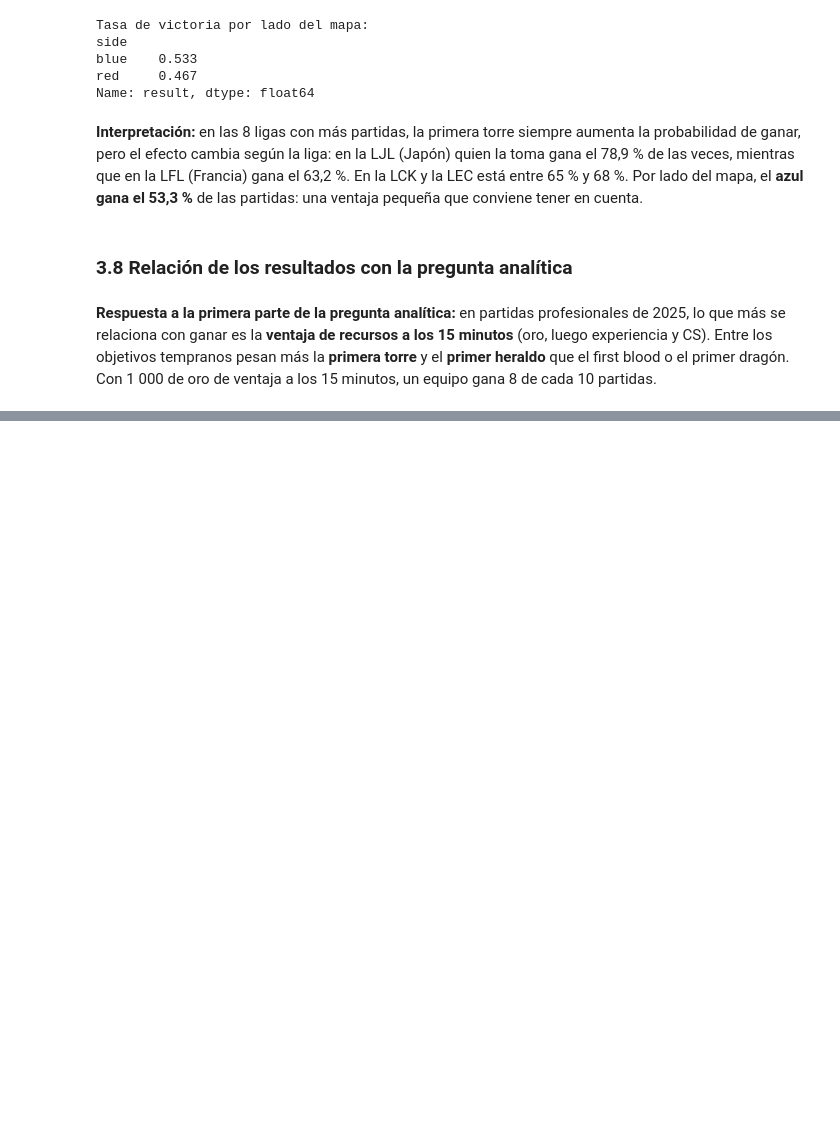
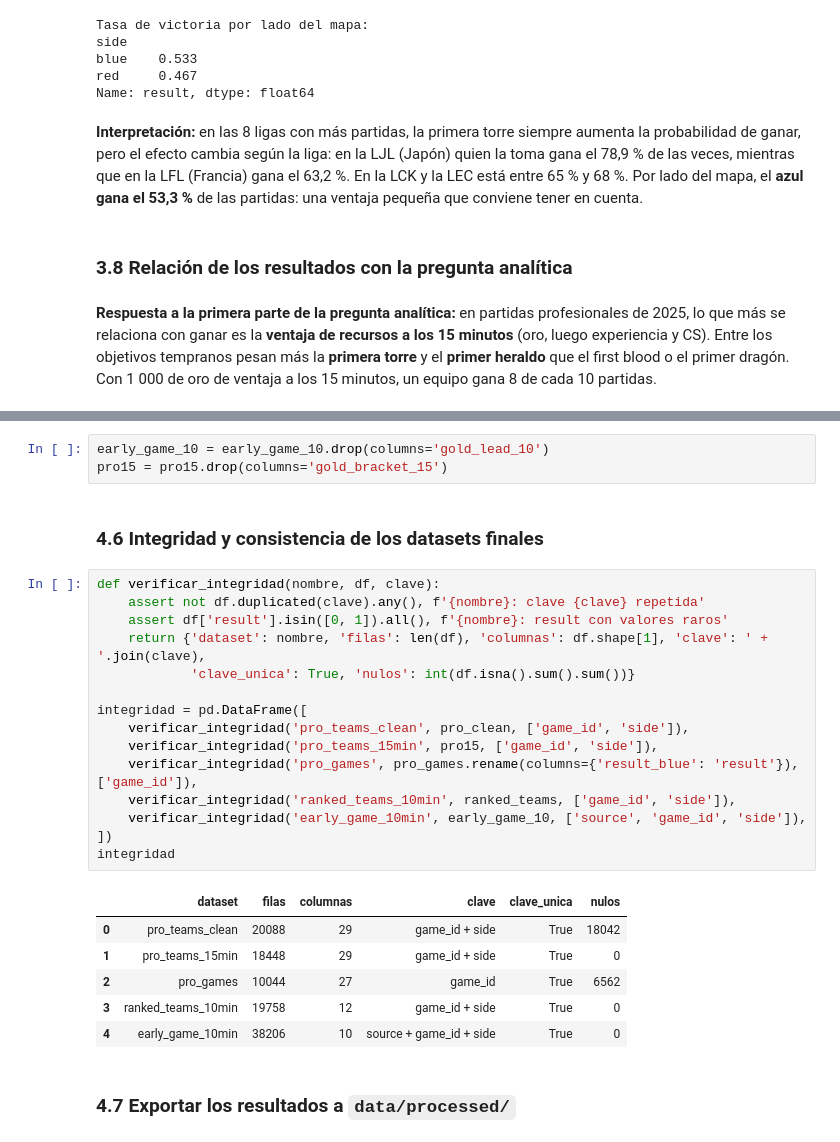
Before and after one commit to juancamilomontes/proyecto-lol-ciencia-datos, a Jupyter notebook: notebooks/data_preparation.ipynb, the cells around one changed output, grey strips where cells are left out. Saved outputs shown, nothing was run; the diff lists cells and outputs as text; blank space fills up the shorter version.

```diff
--- a/notebooks/data_preparation.ipynb
+++ b/notebooks/data_preparation.ipynb
@@ -710,0 +905,29 @@ Name: result, dtype: float64
+# %%
+early_game_10 = early_game_10.drop(columns='gold_lead_10')
+pro15 = pro15.drop(columns='gold_bracket_15')
+# %% [markdown]
+### 4.6 Integridad y consistencia de los datasets finales
+# %%
+def verificar_integridad(nombre, df, clave):
+    assert not df.duplicated(clave).any(), f'{nombre}: clave {clave} repetida'
+    assert df['result'].isin([0, 1]).all(), f'{nombre}: result con valores raros'
+    return {'dataset': nombre, 'filas': len(df), 'columnas': df.shape[1], 'clave': ' + '.join(clave),
+            'clave_unica': True, 'nulos': int(df.isna().sum().sum())}
+
+integridad = pd.DataFrame([
+    verificar_integridad('pro_teams_clean', pro_clean, ['game_id', 'side']),
+    verificar_integridad('pro_teams_15min', pro15, ['game_id', 'side']),
+    verificar_integridad('pro_games', pro_games.rename(columns={'result_blue': 'result'}), ['game_id']),
+    verificar_integridad('ranked_teams_10min', ranked_teams, ['game_id', 'side']),
+    verificar_integridad('early_game_10min', early_game_10, ['source', 'game_id', 'side']),
+])
+integridad
+# %% [output]
+|  | dataset | filas | columnas | clave | clave_unica | nulos |
+| 0 | pro_teams_clean | 20088 | 29 | game_id + side | True | 18042 |
+| 1 | pro_teams_15min | 18448 | 29 | game_id + side | True | 0 |
+| 2 | pro_games | 10044 | 27 | game_id | True | 6562 |
+| 3 | ranked_teams_10min | 19758 | 12 | game_id + side | True | 0 |
+| 4 | early_game_10min | 38206 | 10 | source + game_id + side | True | 0 |
+# %% [markdown]
+### 4.7 Exportar los resultados a `data/processed/`
```
Also changed, not shown: parts of 23 cells of this notebook, 12 other files.
